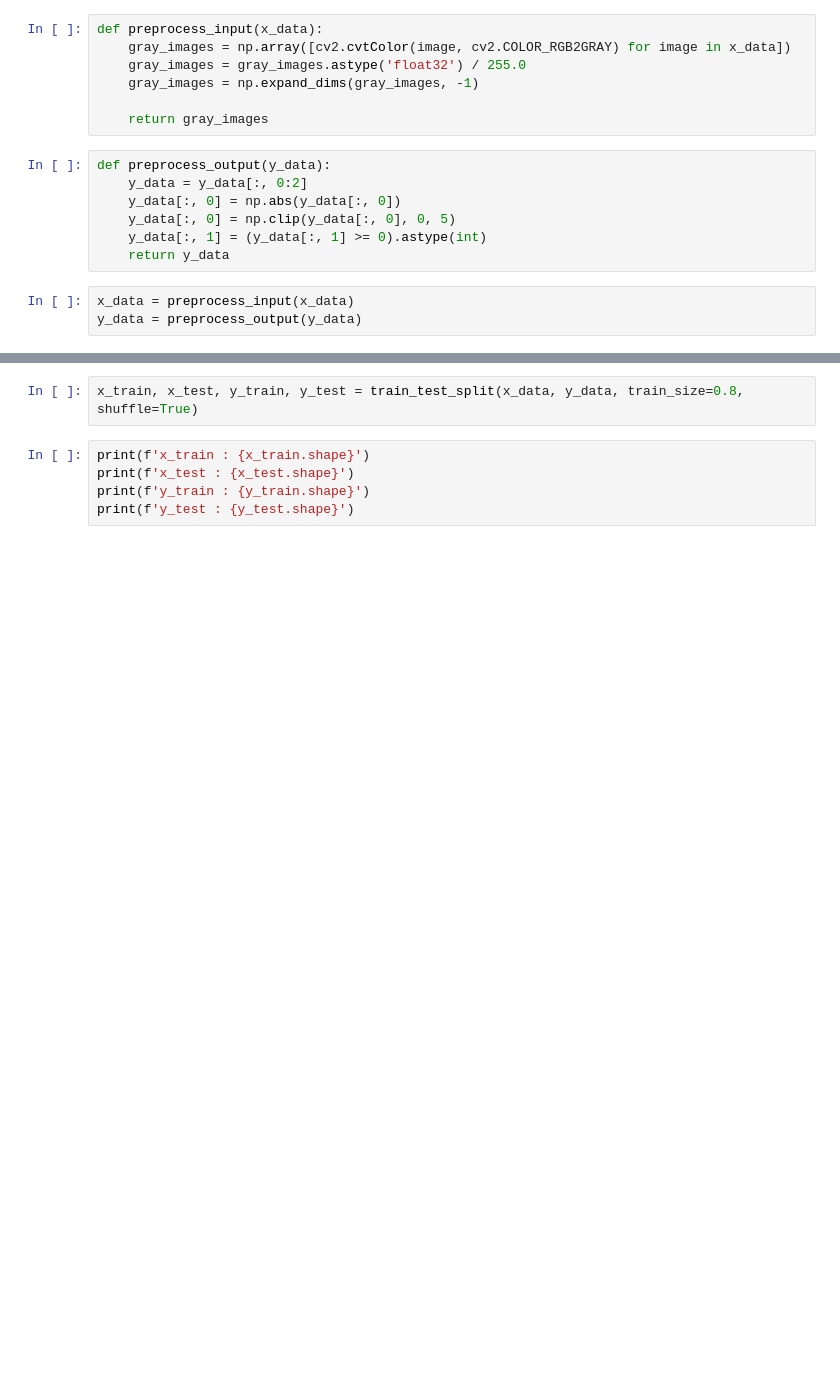
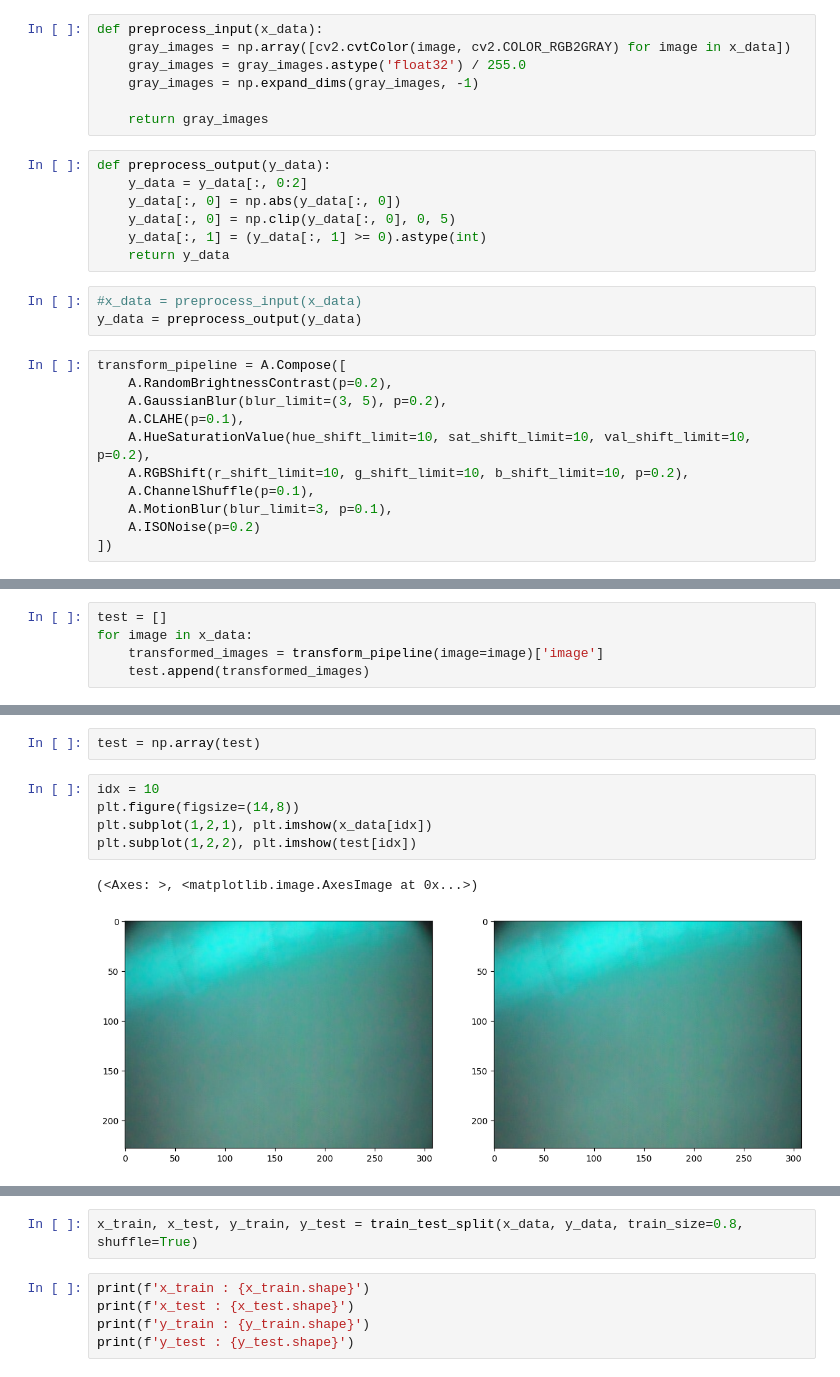
Before and after one commit to JalilBNH/M2TSI, a Jupyter notebook: tp4/dev.ipynb, the cells around one changed output, grey strips where cells are left out. Drawn from its saved outputs; the diff is of its cells as text; blank space fills up the shorter version.

```diff
--- a/tp4/dev.ipynb
+++ b/tp4/dev.ipynb
@@ -42,5 +45,16 @@ def preprocess_output(y_data):
     y_data[:, 1] = (y_data[:, 1] >= 0).astype(int)
     return y_data
 # %%
-x_data = preprocess_input(x_data)
+#x_data = preprocess_input(x_data)
 y_data = preprocess_output(y_data)
+# %%
+transform_pipeline = A.Compose([
+    A.RandomBrightnessContrast(p=0.2),
+    A.GaussianBlur(blur_limit=(3, 5), p=0.2),
+    A.CLAHE(p=0.1),
+    A.HueSaturationValue(hue_shift_limit=10, sat_shift_limit=10, val_shift_limit=10, p=0.2),
+    A.RGBShift(r_shift_limit=10, g_shift_limit=10, b_shift_limit=10, p=0.2),
+    A.ChannelShuffle(p=0.1),
+    A.MotionBlur(blur_limit=3, p=0.1),
+    A.ISONoise(p=0.2)
+])
@@ -46,0 +65,5 @@ y_data = preprocess_output(y_data)
+# %%
+test = []
+for image in x_data:
+    transformed_images = transform_pipeline(image=image)['image']
+    test.append(transformed_images)
@@ -47,3 +88,13 @@ y_data = preprocess_output(y_data)
+# %%
+test = np.array(test)
+# %%
+idx = 10
+plt.figure(figsize=(14,8))
+plt.subplot(1,2,1), plt.imshow(x_data[idx])
+plt.subplot(1,2,2), plt.imshow(test[idx])
+# %% [output]
+(<Axes: >, <matplotlib.image.AxesImage at 0x...>)
+[figure, added]
 # %%
 visualize_data_sample(x=x_data, y=y_data, random=True)
 # %% [output]
```
Also changed, not shown: parts of 14 cells of this notebook, 3 other files.
